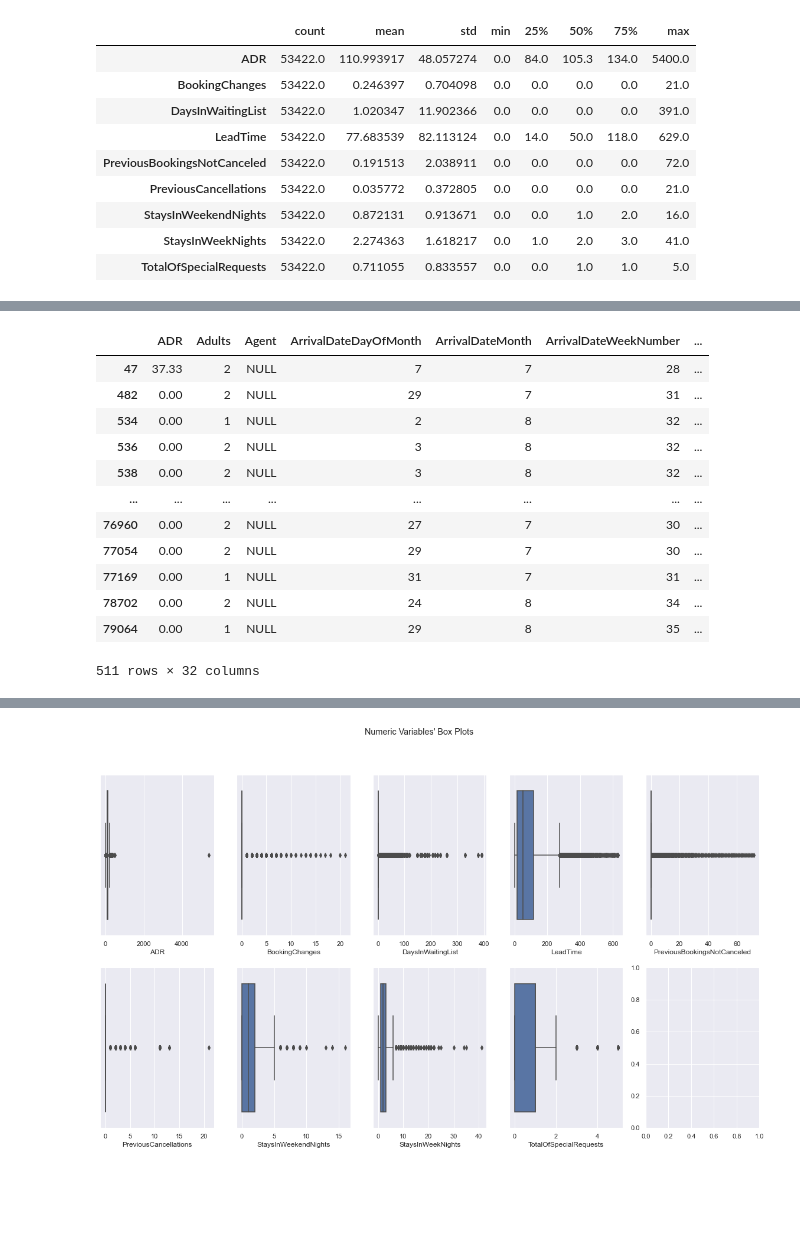
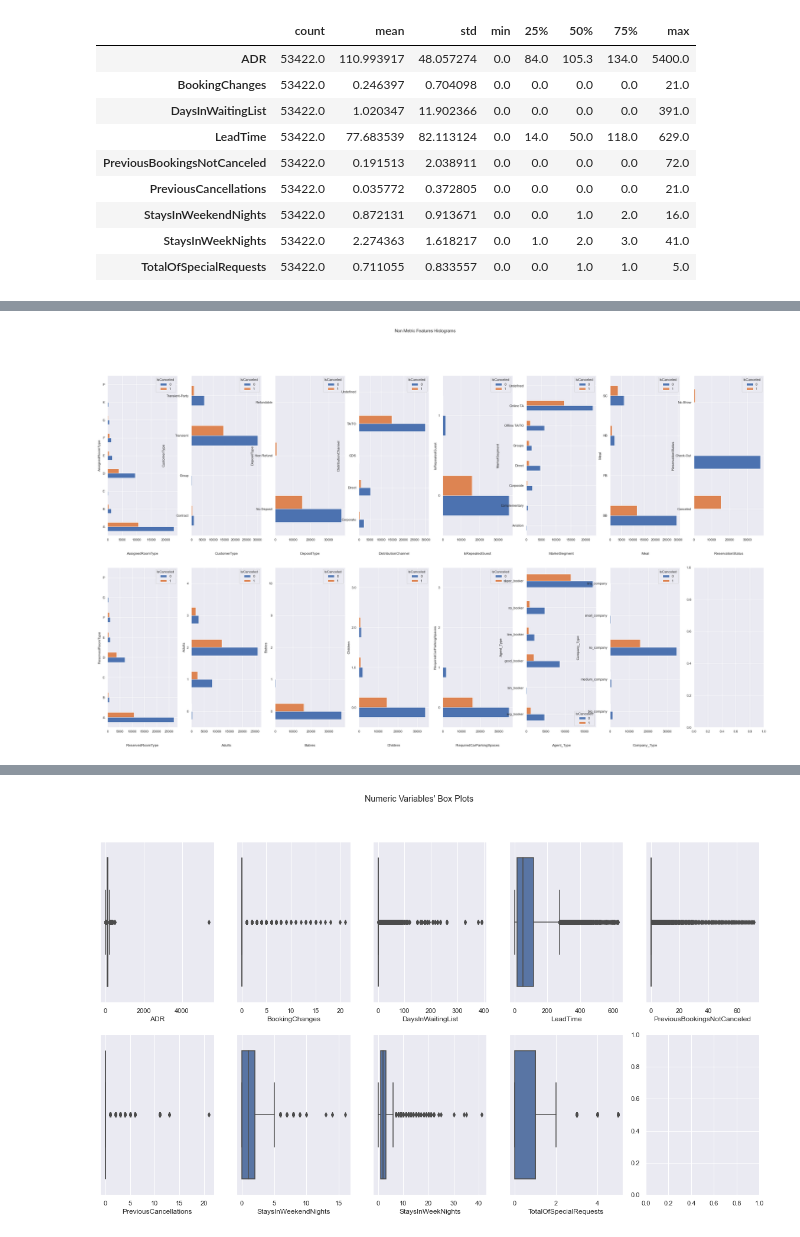
Before and after one commit to diogobulhosa/BC2, a Jupyter notebook: scripts/BC2-Notebook_Visuals.ipynb, the cells around one changed output, grey strips where cells are left out. Saved outputs shown, nothing was run; the diff lists cells and outputs as text; code cells hidden in the pictures; blank space fills up the shorter version.

```diff
--- a/scripts/BC2-Notebook_Visuals.ipynb
+++ b/scripts/BC2-Notebook_Visuals.ipynb
@@ -102,2 +11,0 @@ df.duplicated().sum()
-# %%
-df.drop_duplicates(inplace= True)
@@ -114,2 +11,0 @@ df['Children'].isna().sum()
-# %%
-df['Children'].replace({np.nan:0}, inplace=True)
@@ -185,19 +33,22 @@ plt.show()
-# %%
-df[df['MarketSegment'] == 'Complementary']
-# %% [output]
-|  | ADR | Adults | Agent | ArrivalDateDayOfMonth | ArrivalDateMonth | ArrivalDateWeekNumber | ... |
-| 47 | 37.33 | 2 | NULL | 7 | 7 | 28 | ... |
-| 482 | 0.00 | 2 | NULL | 29 | 7 | 31 | ... |
-| 534 | 0.00 | 1 | NULL | 2 | 8 | 32 | ... |
-| 536 | 0.00 | 2 | NULL | 3 | 8 | 32 | ... |
-| 538 | 0.00 | 2 | NULL | 3 | 8 | 32 | ... |
-| ... | ... | ... | ... | ... | ... | ... | ... |
-| 76960 | 0.00 | 2 | NULL | 27 | 7 | 30 | ... |
-| 77054 | 0.00 | 2 | NULL | 29 | 7 | 30 | ... |
-| 77169 | 0.00 | 1 | NULL | 31 | 7 | 31 | ... |
-| 78702 | 0.00 | 2 | NULL | 24 | 8 | 34 | ... |
-| 79064 | 0.00 | 1 | NULL | 29 | 8 | 35 | ... |
-511 rows × 32 columns
+# %%
+# Non Metric Features Histograms except dates
+nmtplotft = ['AssignedRoomType', 'CustomerType', 'DepositType',
+                    'DistributionChannel', 'IsRepeatedGuest' , 'MarketSegment', 'Meal', 'ReservationStatus'
+                    , 'ReservedRoomType', 'Adults', 'Babies','Children', 'RequiredCarParkingSpaces', 'Agent_Type', 'Company_Type']
+sns.set()
+fig, axes = plt.subplots(2, ceil(len(nmtplotft) / 2), figsize=(40, 22))
+
+for ax, feat in zip(axes.flatten(), nmtplotft):
+    df.groupby(['IsCanceled',feat]).size().unstack(0).plot.barh(ax=ax)
+    ax.set_title(feat, y=-0.13)
+
+title = "Non Metric Features Histograms"
+
+plt.suptitle(title)
+
+plt.show()
+# %% [output]
+[figure, added]
 # %%
 # Non Metric Features Histograms
 sns.set()
```
Also changed, not shown: parts of 29 cells of this notebook, 2 other files.
